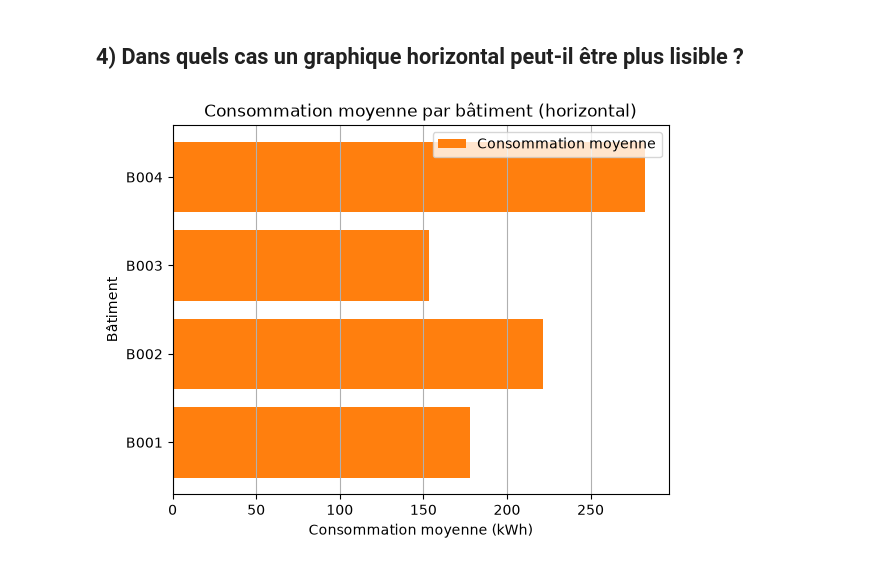
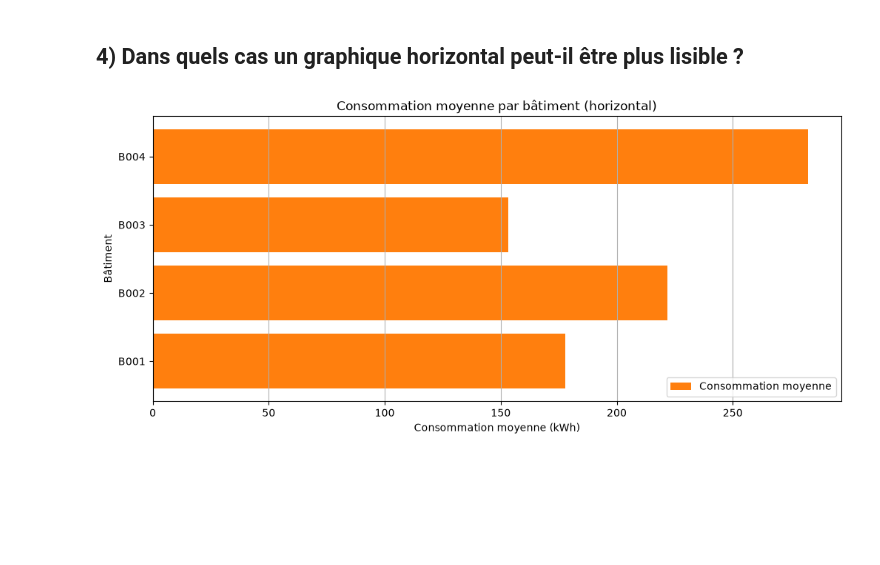
Before and after one commit to Damstat/atelier_matplotlib_iot, a Jupyter notebook: notebooks/telier_matplotlib_iot.ipynb, the cells around one changed output. Saved outputs shown, nothing was run; the diff lists cells and outputs as text; code cells hidden in the pictures; blank space fills up the shorter version.

```diff
--- a/notebooks/telier_matplotlib_iot.ipynb
+++ b/notebooks/telier_matplotlib_iot.ipynb
@@ -94,13 +94,13 @@ plt.show()
 # %% [markdown]
 ## 4) Dans quels cas un graphique horizontal peut-il être plus lisible ?
 # %%
-fig, ax = plt.subplots()
+fig, ax = plt.subplots(figsize=(12,5))
 ax.barh(consommation_batiment.index, consommation_batiment.values, color="tab:orange")
 ax.set_title("Consommation moyenne par bâtiment (horizontal)")
 ax.set_xlabel("Consommation moyenne (kWh)")
 ax.set_ylabel("Bâtiment")
 ax.legend(["Consommation moyenne"])
 ax.grid(axis="x")
 plt.show()
 # %% [output]
-[figure, old version]
+[figure, new version]
```
Also changed, not shown: parts of 21 cells of this notebook.
